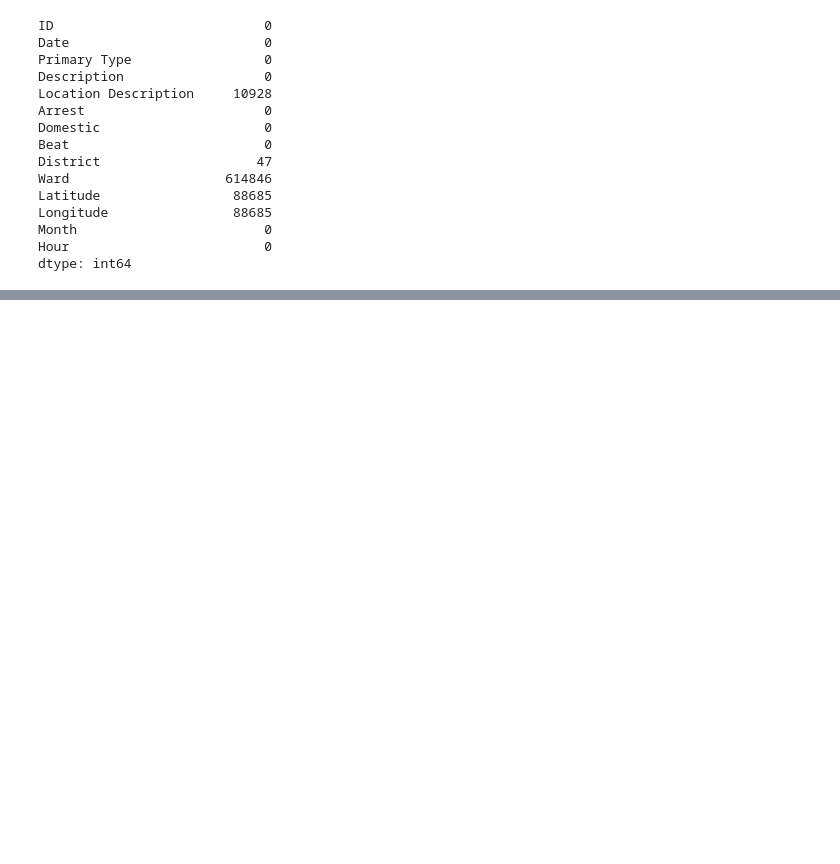
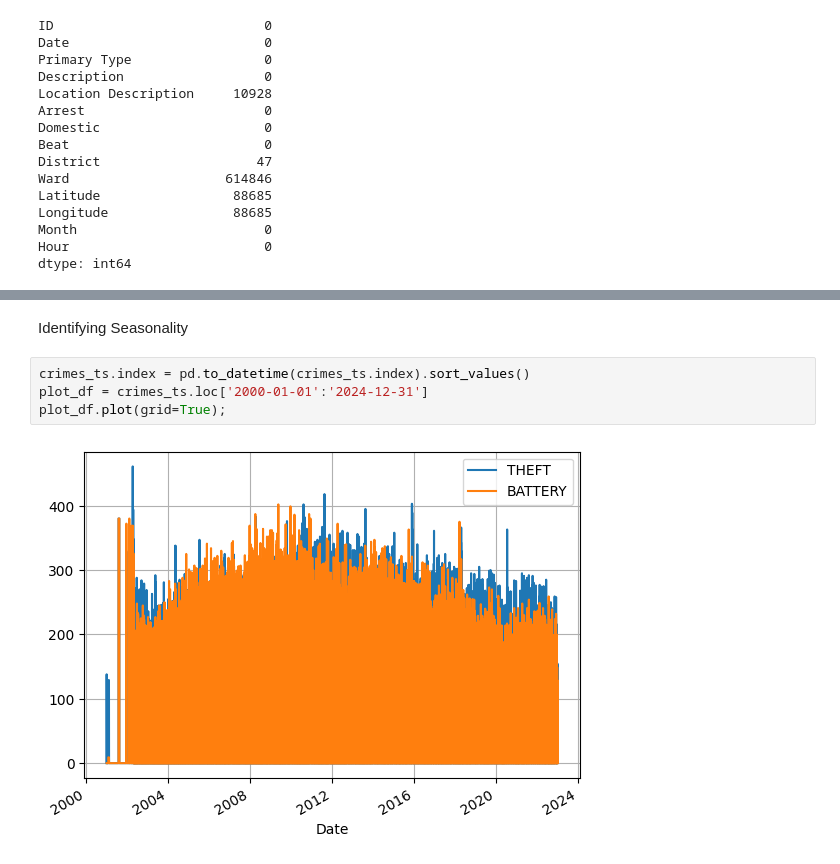
Before and after one commit to Ozedim/Ozedim, a Jupyter notebook: Project_3_Part_1_(Core)_OGWANG_TREVOR.ipynb, the cells around one changed output, grey strips where cells are left out. Drawn from its saved outputs; the diff is of its cells as text; blank space fills up the shorter version.

```diff
--- a/Project_3_Part_1_(Core)_OGWANG_TREVOR.ipynb
+++ b/Project_3_Part_1_(Core)_OGWANG_TREVOR.ipynb
@@ -358,0 +658,8 @@ Index(['ID', 'Date', 'Primary Type', 'Description', 'Location Description',
+# %% [markdown]
+Identifying Seasonality
+# %%
+crimes_ts.index = pd.to_datetime(crimes_ts.index).sort_values()
+plot_df = crimes_ts.loc['2000-01-01':'2024-12-31']
+plot_df.plot(grid=True);
+# %% [output]
+[figure, added]
```
Also changed, not shown: parts of 52 cells of this notebook.
